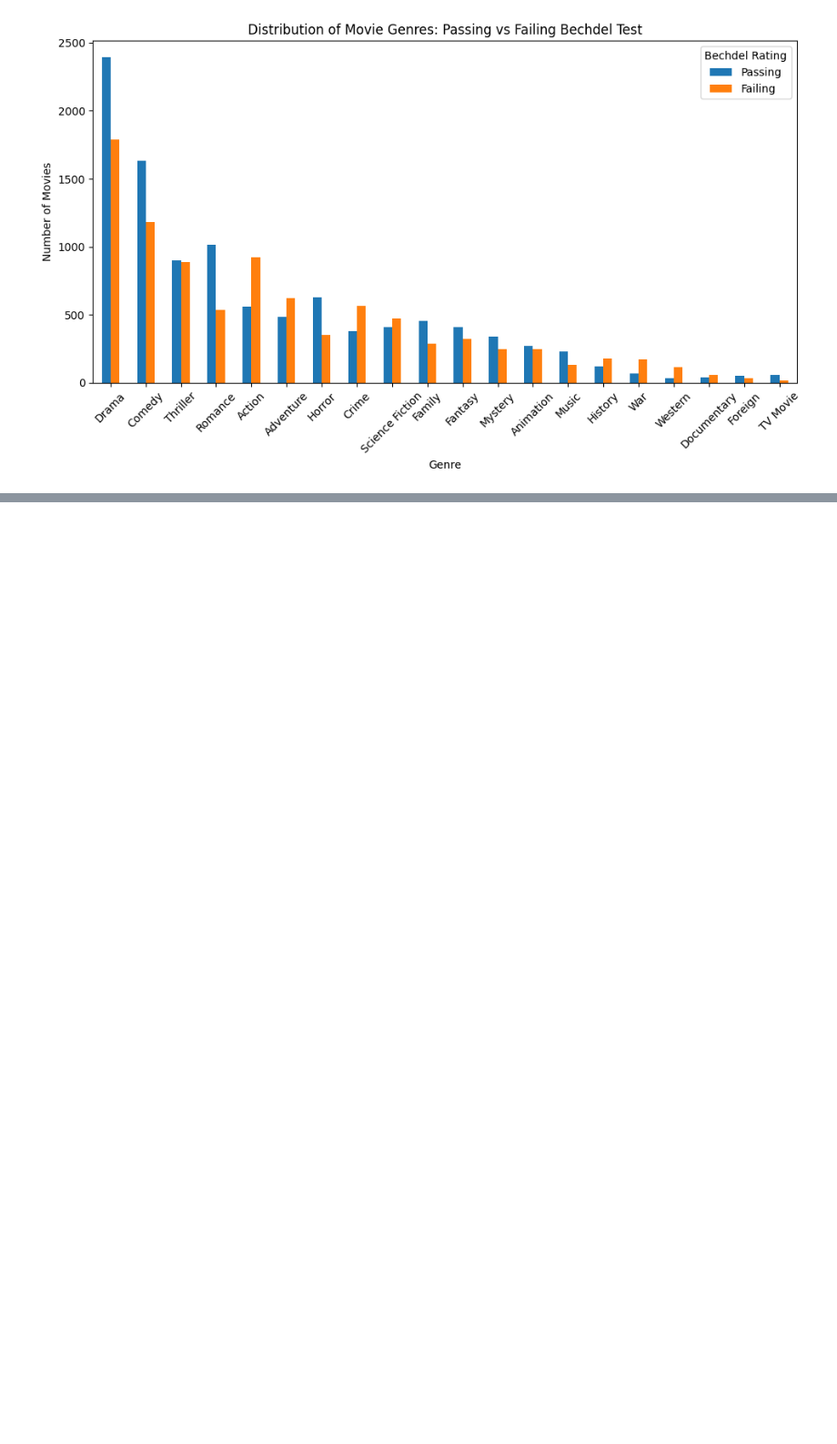
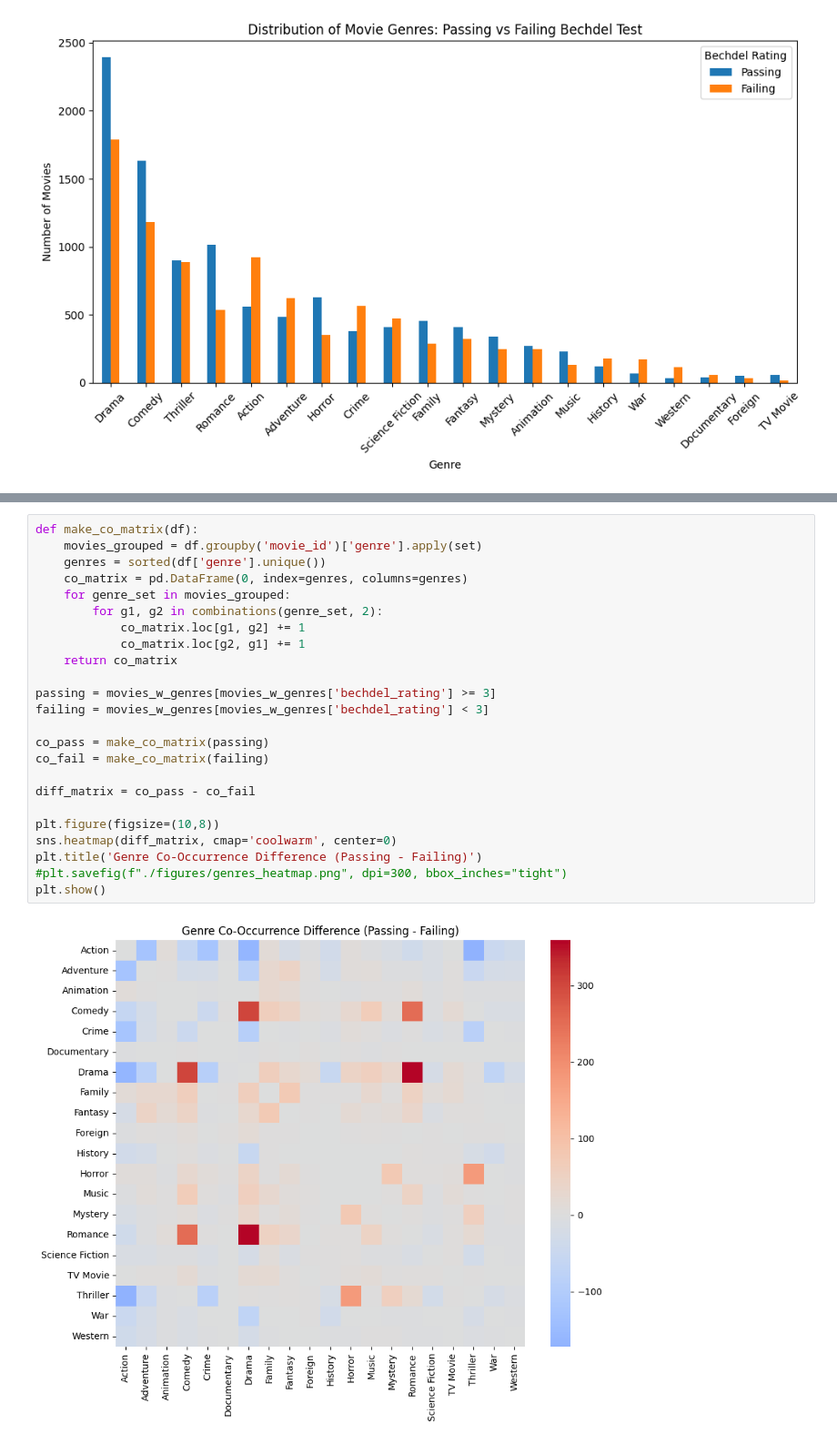
Before and after one commit to hahnspena102/movie-bechdel-test-classifier, a Jupyter notebook: ish_eda.ipynb, the cells around one changed output, grey strips where cells are left out. Shown at 91% size. Drawn from its saved outputs; the diff is of its cells as text; blank space fills up the shorter version.

```diff
--- a/ish_eda.ipynb
+++ b/ish_eda.ipynb
@@ -116,0 +136,26 @@ plt.show()
+# %%
+def make_co_matrix(df):
+    movies_grouped = df.groupby('movie_id')['genre'].apply(set)
+    genres = sorted(df['genre'].unique())
+    co_matrix = pd.DataFrame(0, index=genres, columns=genres)
+    for genre_set in movies_grouped:
+        for g1, g2 in combinations(genre_set, 2):
+            co_matrix.loc[g1, g2] += 1
+            co_matrix.loc[g2, g1] += 1
+    return co_matrix
+
+passing = movies_w_genres[movies_w_genres['bechdel_rating'] >= 3]
+failing = movies_w_genres[movies_w_genres['bechdel_rating'] < 3]
+
+co_pass = make_co_matrix(passing)
+co_fail = make_co_matrix(failing)
+
+diff_matrix = co_pass - co_fail
+
+plt.figure(figsize=(10,8))
+sns.heatmap(diff_matrix, cmap='coolwarm', center=0)
+plt.title('Genre Co-Occurrence Difference (Passing - Failing)')
+#plt.savefig(f"./figures/genres_heatmap.png", dpi=300, bbox_inches="tight")
+plt.show()
+# %% [output]
+[figure, added]
```
Also changed, not shown: parts of 2 cells of this notebook, 1 other file.
